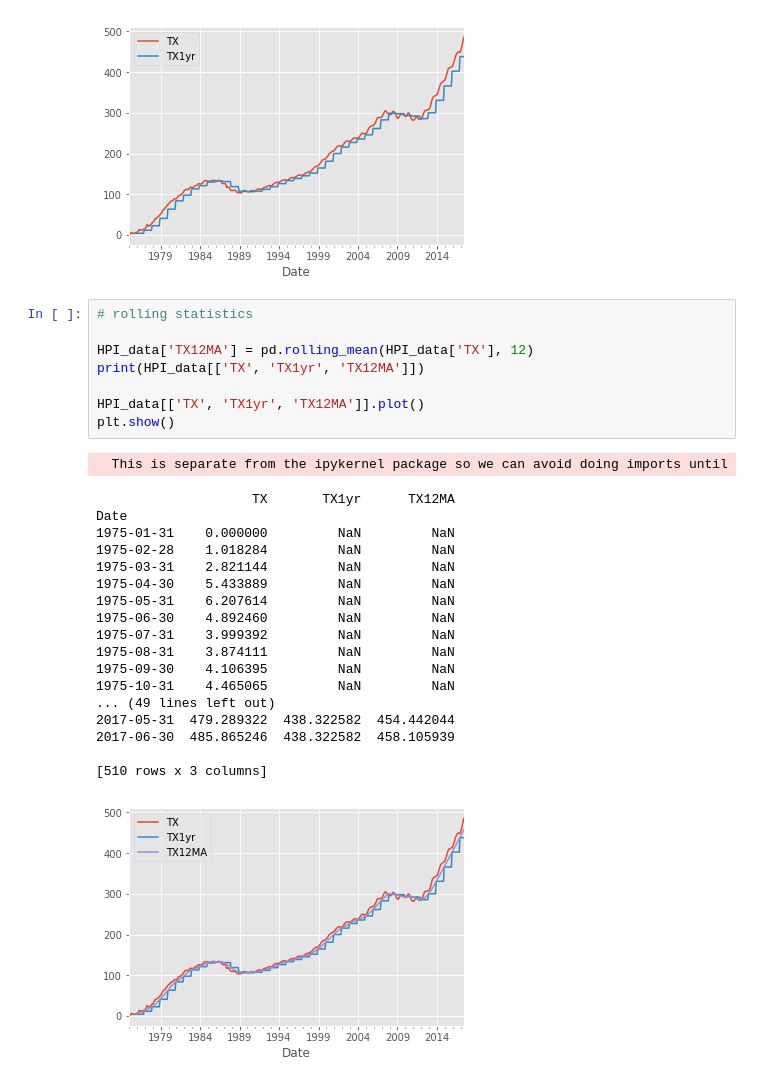
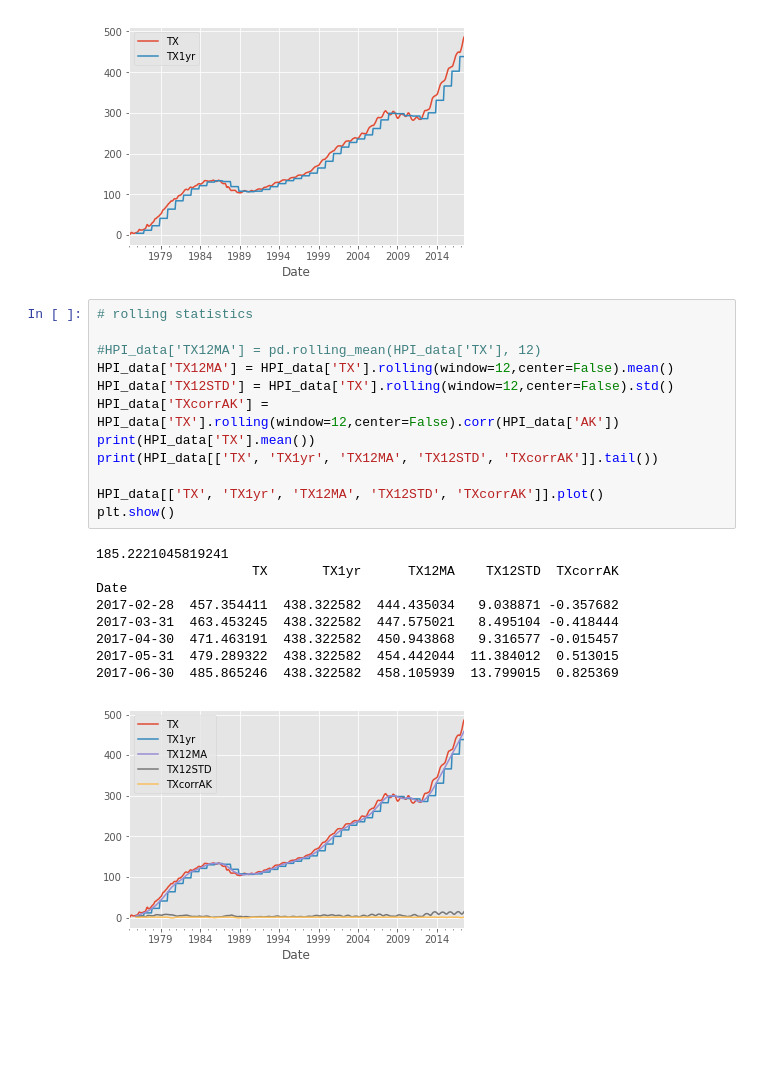
Before and after one commit to zhou-li/PythonTest, a Jupyter notebook: PandasPart8.ipynb, the cells around one changed output. Cells and saved outputs as stored; diff of their text form; blank space fills up the shorter version.

```diff
--- a/PandasPart8.ipynb
+++ b/PandasPart8.ipynb
@@ -102,28 +102,22 @@ Date
 # %%
 # rolling statistics
 
-HPI_data['TX12MA'] = pd.rolling_mean(HPI_data['TX'], 12)
-print(HPI_data[['TX', 'TX1yr', 'TX12MA']])
+#HPI_data['TX12MA'] = pd.rolling_mean(HPI_data['TX'], 12)
+HPI_data['TX12MA'] = HPI_data['TX'].rolling(window=12,center=False).mean()
+HPI_data['TX12STD'] = HPI_data['TX'].rolling(window=12,center=False).std()
+HPI_data['TXcorrAK'] = HPI_data['TX'].rolling(window=12,center=False).corr(HPI_data['AK'])
+print(HPI_data['TX'].mean())
+print(HPI_data[['TX', 'TX1yr', 'TX12MA', 'TX12STD', 'TXcorrAK']].tail())
 
-HPI_data[['TX', 'TX1yr', 'TX12MA']].plot()
+HPI_data[['TX', 'TX1yr', 'TX12MA', 'TX12STD', 'TXcorrAK']].plot()
 plt.show()
 # %% [output]
-  This is separate from the ipykernel package so we can avoid doing imports until
+185.2221045819241
+                    TX       TX1yr      TX12MA    TX12STD  TXcorrAK
+Date
+2017-02-28  457.354411  438.322582  444.435034   9.038871 -0.357682
+2017-03-31  463.453245  438.322582  447.575021   8.495104 -0.418444
+2017-04-30  471.463191  438.322582  450.943868   9.316577 -0.015457
+2017-05-31  479.289322  438.322582  454.442044  11.384012  0.513015
+2017-06-30  485.865246  438.322582  458.105939  13.799015  0.825369
-                    TX       TX1yr      TX12MA
-Date
-1975-01-31    0.000000         NaN         NaN
-1975-02-28    1.018284         NaN         NaN
-1975-03-31    2.821144         NaN         NaN
-1975-04-30    5.433889         NaN         NaN
-1975-05-31    6.207614         NaN         NaN
-1975-06-30    4.892460         NaN         NaN
-1975-07-31    3.999392         NaN         NaN
-1975-08-31    3.874111         NaN         NaN
-1975-09-30    4.106395         NaN         NaN
-1975-10-31    4.465065         NaN         NaN
-... (49 lines left out)
-2017-05-31  479.289322  438.322582  454.442044
-2017-06-30  485.865246  438.322582  458.105939
-
-[510 rows x 3 columns]
-[figure, old version]
+[figure, new version]
```
Also changed, not shown: parts of 1 cell of this notebook, 1 other file.
